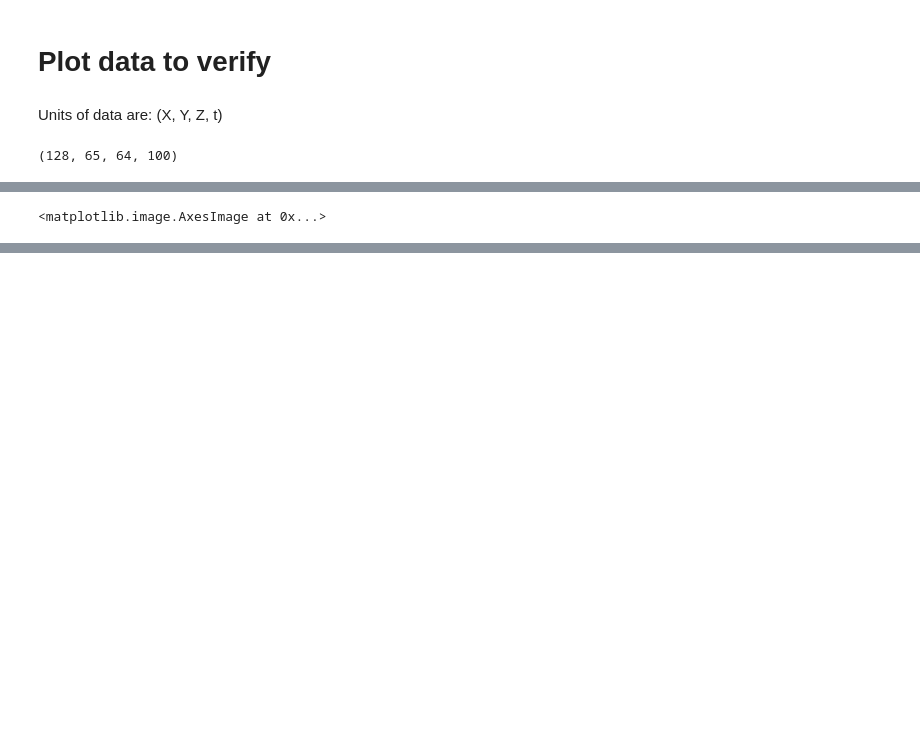
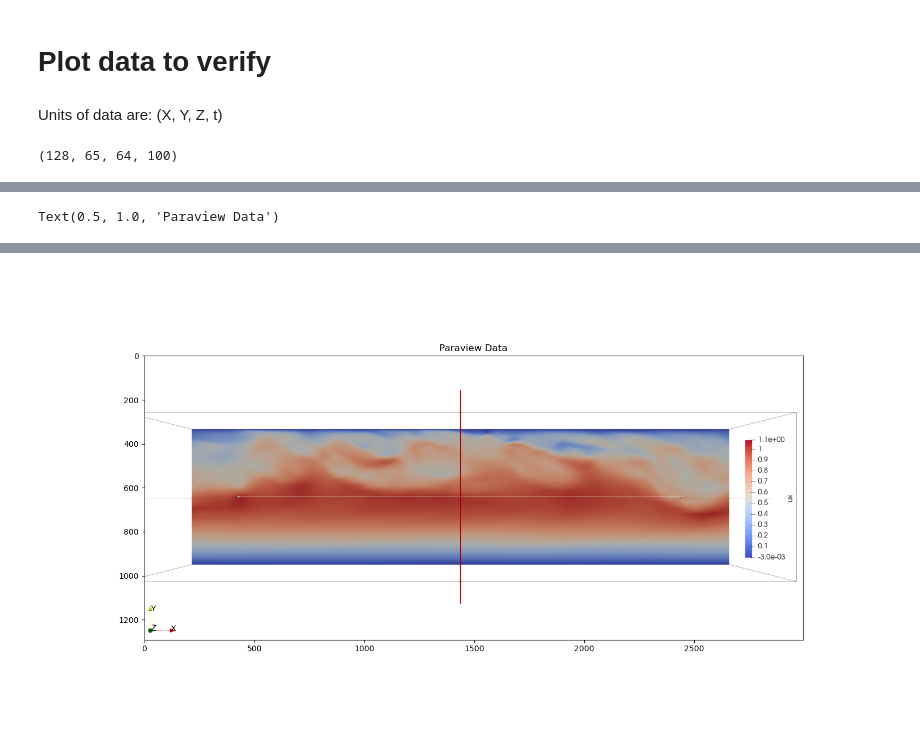
Before and after one commit to AntonioCervantes/Thesis_CFD, a Jupyter notebook: extract_fields.ipynb, the cells around one changed output, grey strips where cells are left out. Cells and saved outputs as stored; diff of their text form; code cells hidden in the pictures; blank space fills up the shorter version.

```diff
--- a/extract_fields.ipynb
+++ b/extract_fields.ipynb
@@ -70,5 +81,6 @@ Text(0, 0.5, 'Y [m]')
 # %%
 fig = plt.figure(figsize=(15,8))
 plt.imshow(plt.imread('pics/ux_XY_plane.PNG'))
+plt.title('Paraview Data')
 # %% [output]
-<matplotlib.image.AxesImage at 0x...>
+Text(0.5, 1.0, 'Paraview Data')
@@ -76 +87,2 @@ plt.imshow(plt.imread('pics/ux_XY_plane.PNG'))
+[figure, added]
 # %%
```
Also changed, not shown: parts of 15 cells of this notebook, 1 other file.
